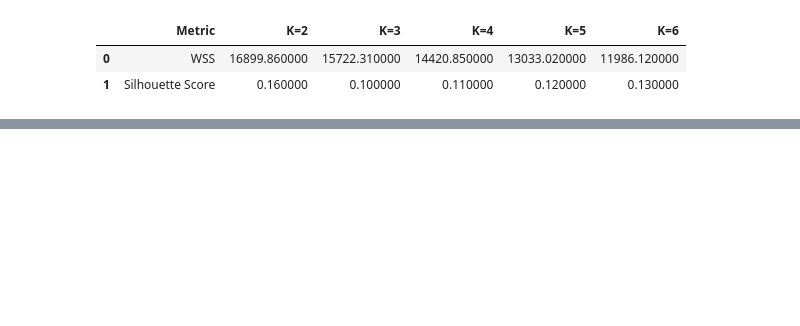
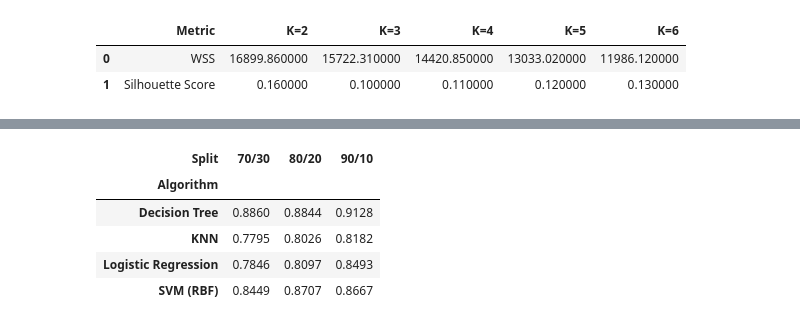
Before and after one commit to alanoudalsanad/Mining-project, a Jupyter notebook: Phase3Noura.ipynb, the cells around one changed output, grey strips where cells are left out. Cells and saved outputs as stored; diff of their text form; code cells hidden in the pictures; blank space fills up the shorter version.

```diff
--- a/Phase3Noura.ipynb
+++ b/Phase3Noura.ipynb
@@ -1301,0 +1406,10 @@ clustering_results_df.style.set_properties(**{'text-align': 'center'})
+# %%
+f1_pivot = metrics_df.pivot(index='Algorithm', columns='Split', values='F1-score')
+f1_pivot
+# %% [output]
+| Split | 70/30 | 80/20 | 90/10 |
+| Algorithm |  |  |  |
+| Decision Tree | 0.8860 | 0.8844 | 0.9128 |
+| KNN | 0.7795 | 0.8026 | 0.8182 |
+| Logistic Regression | 0.7846 | 0.8097 | 0.8493 |
+| SVM (RBF) | 0.8449 | 0.8707 | 0.8667 |
```
Also changed, not shown: parts of 27 cells of this notebook.
